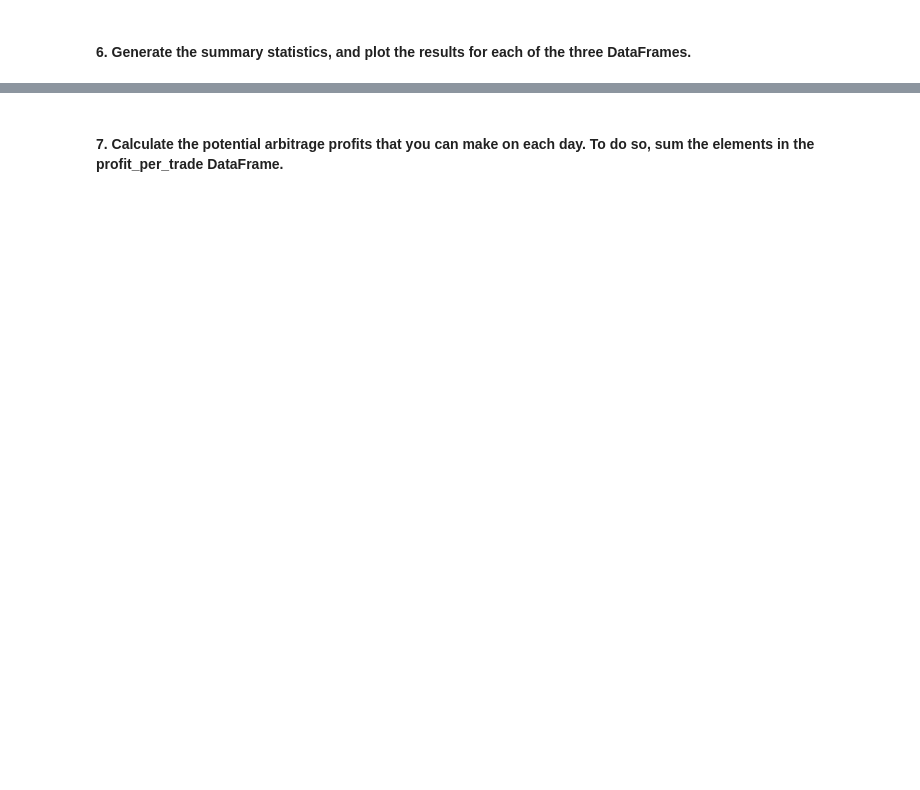
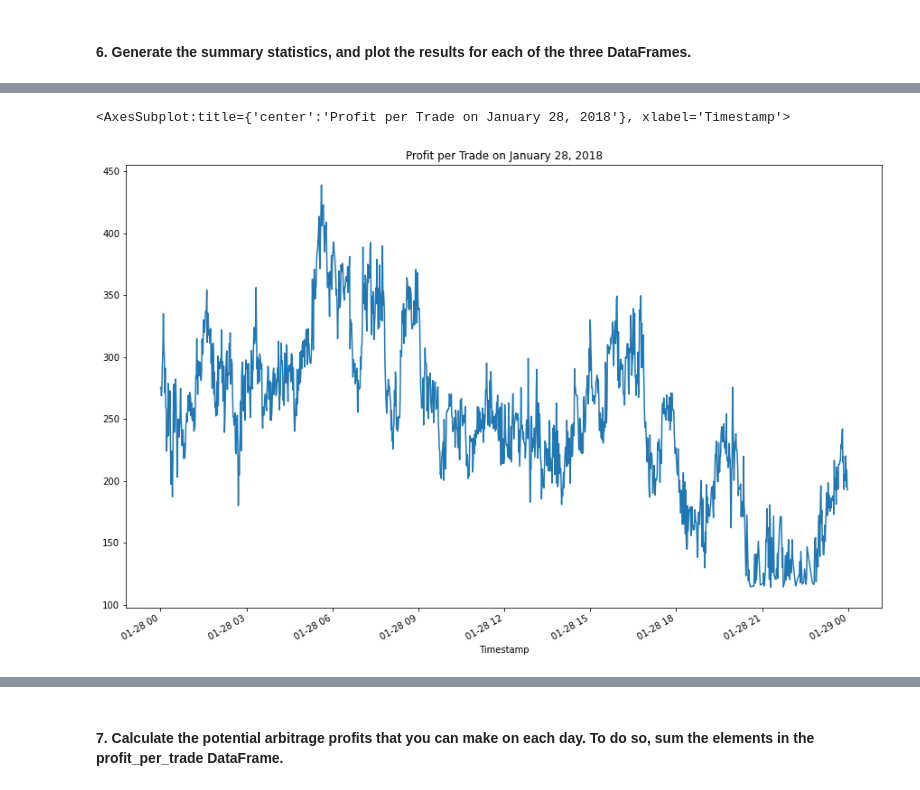
Before and after one commit to drew94591/Crypto_Arbitrage, a Jupyter notebook: crypto_arbitrage.ipynb, the cells around one changed output, grey strips where cells are left out. Drawn from its saved outputs; the diff is of its cells as text; code cells hidden in the pictures; blank space fills up the shorter version.

Commit message:
Calculated potential profit margins across 3 different time periods

```diff
--- a/crypto_arbitrage.ipynb
+++ b/crypto_arbitrage.ipynb
@@ -621,7 +666,7 @@ SyntaxError: invalid syntax (1893568706.py, line 3)
 # %%
 # For the date early in the dataset, calculate the spread returns by dividing the instances when the arbitrage spread is positive (> 0)
 # by the price of Bitcoin from the exchange you are buying on (the lower-priced exchange).
-spread_return_early= # YOUR CODE HERE
+spread_return_early = arbitrage_spread_early_greater_than_zero / coinbase_sliced["Close"].loc["2018-01-28"]
 
 # Review the spread return DataFrame
-# YOUR CODE HERE
+spread_return_early.head(10)
@@ -627,0 +686,6 @@ spread_return_early= # YOUR CODE HERE
+# %%
+# Replace the NaNs with 0
+spread_return_early = spread_return_early.fillna(0)
+
+#Review the spread after replacing NaNs
+spread_return_early.head(10)
@@ -630,7 +785,7 @@ spread_return_early= # YOUR CODE HERE
 # %%
 # For the date early in the dataset, determine the number of times your trades with positive returns
 # exceed the 1% minimum threshold (.01) that you need to cover your costs
-profitable_trades_early = # YOUR CODE HERE
+profitable_trades_early = spread_return_early[spread_return_early > .01]
 
 # Review the first five profitable trades
-# YOUR CODE HERE
+profitable_trades_early.head(5)
@@ -645,10 +864,10 @@ profitable_trades_early = # YOUR CODE HERE
 # %%
 # For the date early in the dataset, calculate the potential profit per trade in dollars
 # Multiply the profitable trades by the cost of the Bitcoin that was purchased
-profit_early = # YOUR CODE HERE
+profit_early = profitable_trades_early * coinbase_sliced["Close"].loc["2018-01-28"]
 
 # Drop any missing values from the profit DataFrame
-profit_per_trade_early = # YOUR CODE HERE
+profit_per_trade_early = profit_early.dropna()
 
 # View the early profit DataFrame
-# YOUR CODE HERE
+profit_per_trade_early.head(10)
@@ -660,3 +926,6 @@ profit_per_trade_early = # YOUR CODE HERE
 # %%
 # Plot the results for the early profit per trade DataFrame
-# YOUR CODE HERE
+profit_per_trade_early.plot(figsize=(15, 10), title="Profit per Trade on January 28, 2018")
+# %% [output]
+<AxesSubplot:title={'center':'Profit per Trade on January 28, 2018'}, xlabel='Timestamp'>
+[figure, added]
```
Also changed, not shown: parts of 36 cells of this notebook.
